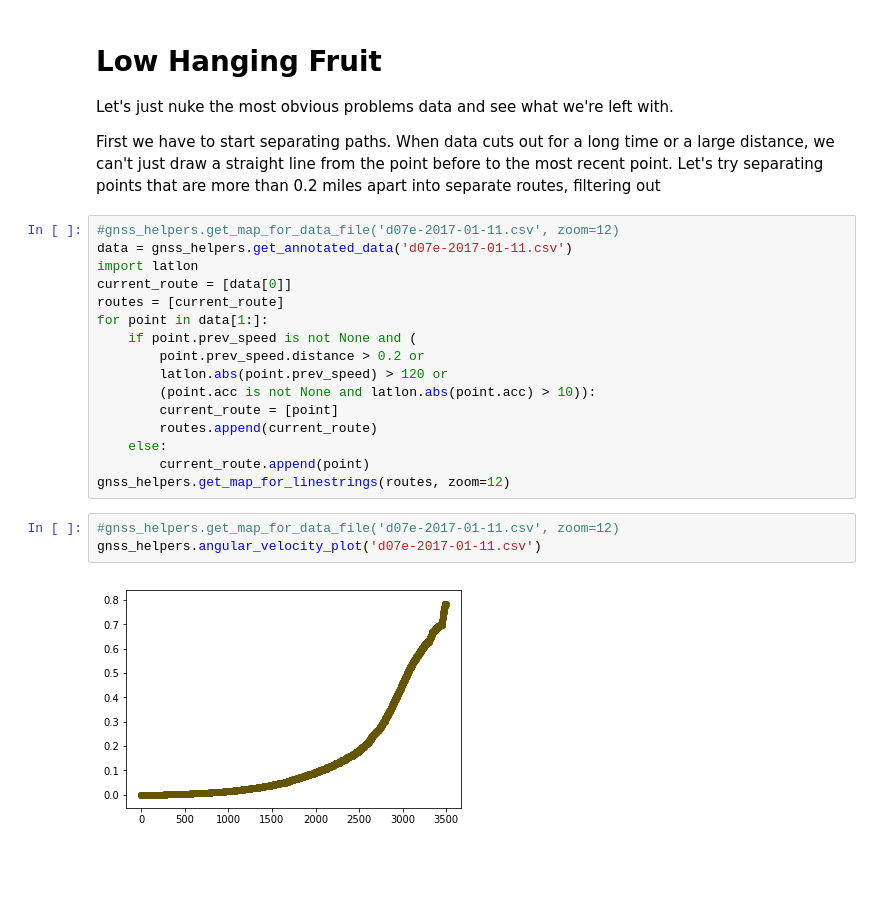
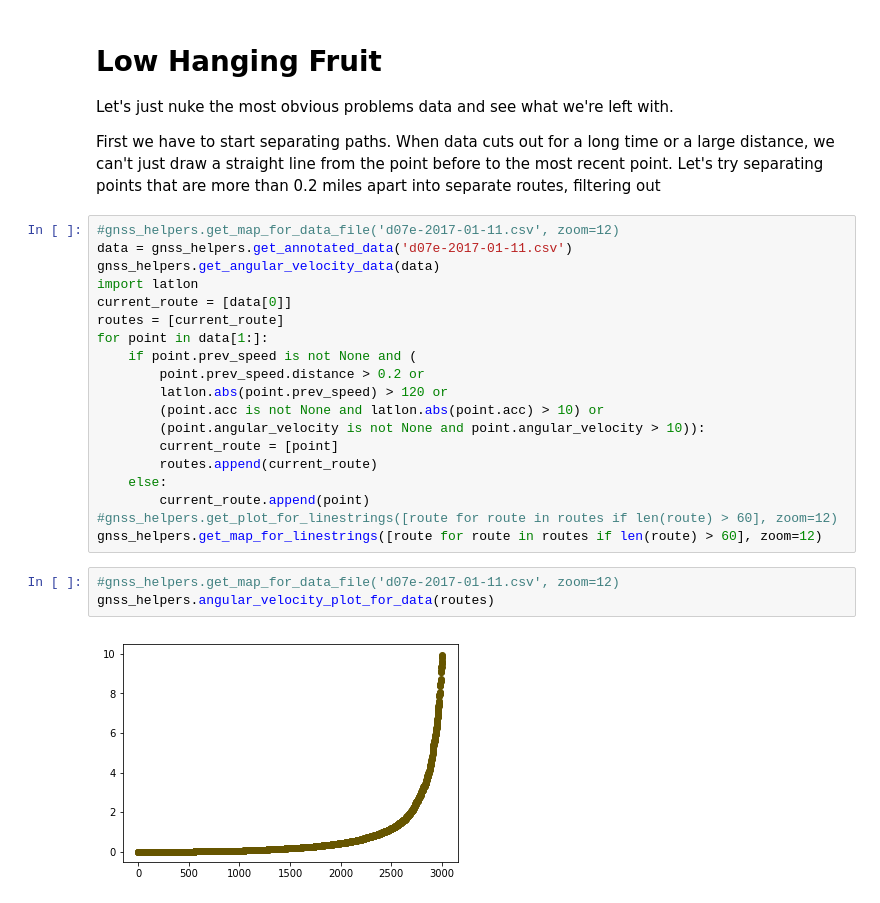
Before and after one commit to eggonabull/gnss-analysis, a Jupyter notebook: GNSS Analysis.ipynb, the cells around one changed output. Cells and saved outputs as stored; diff of their text form; blank space fills up the shorter version.

```diff
--- a/GNSS Analysis.ipynb
+++ b/GNSS Analysis.ipynb
@@ -215,6 +291,7 @@ First we have to start separating paths. When data cuts out for a long time or a
 # %%
 #gnss_helpers.get_map_for_data_file('d07e-2017-01-11.csv', zoom=12)
 data = gnss_helpers.get_annotated_data('d07e-2017-01-11.csv')
+gnss_helpers.get_angular_velocity_data(data)
 import latlon
 current_route = [data[0]]
 routes = [current_route]
@@ -222,14 +299,16 @@ for point in data[1:]:
     if point.prev_speed is not None and (
         point.prev_speed.distance > 0.2 or
         latlon.abs(point.prev_speed) > 120 or
-        (point.acc is not None and latlon.abs(point.acc) > 10)):
+        (point.acc is not None and latlon.abs(point.acc) > 10) or
+        (point.angular_velocity is not None and point.angular_velocity > 10)):
         current_route = [point]
         routes.append(current_route)
     else:
         current_route.append(point)
-gnss_helpers.get_map_for_linestrings(routes, zoom=12)
+#gnss_helpers.get_plot_for_linestrings([route for route in routes if len(route) > 60], zoom=12)
+gnss_helpers.get_map_for_linestrings([route for route in routes if len(route) > 60], zoom=12)
 # %%
 #gnss_helpers.get_map_for_data_file('d07e-2017-01-11.csv', zoom=12)
-gnss_helpers.angular_velocity_plot('d07e-2017-01-11.csv')
+gnss_helpers.angular_velocity_plot_for_data(routes)
 # %% [output]
-[figure, old version]
+[figure, new version]
```
Also changed, not shown: parts of 37 cells of this notebook, 1 other file.
